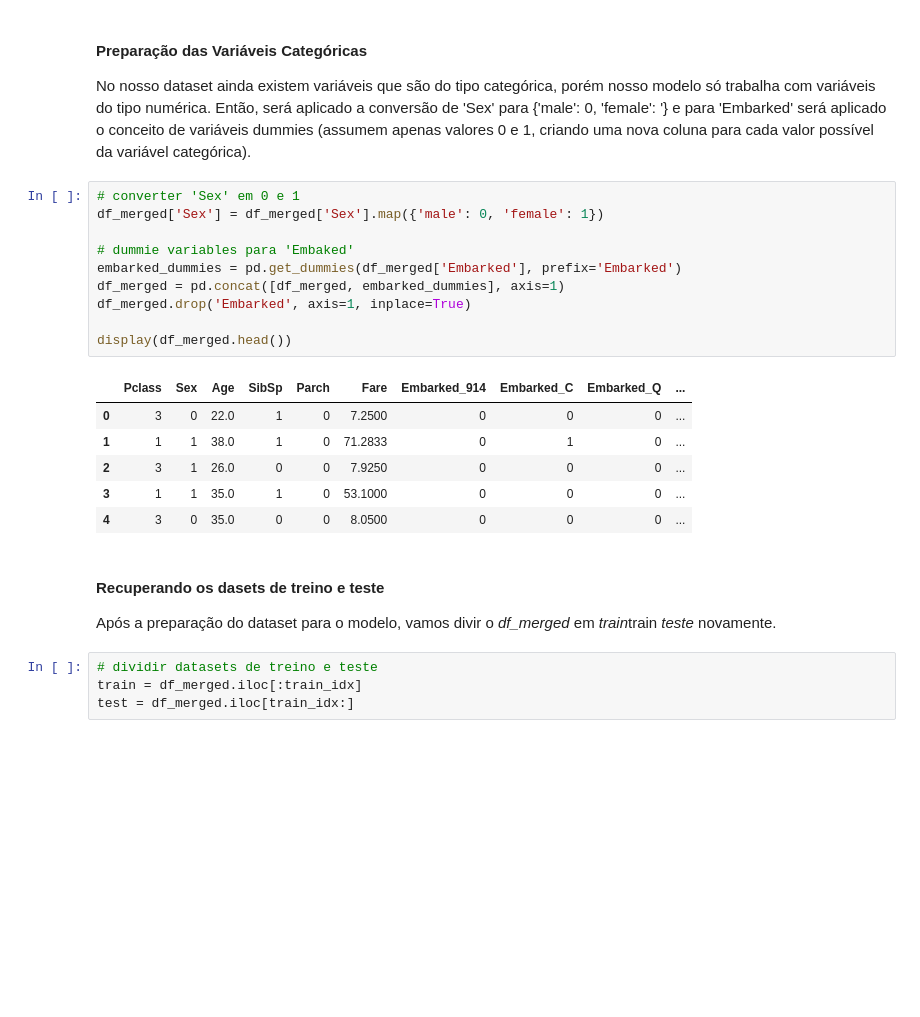
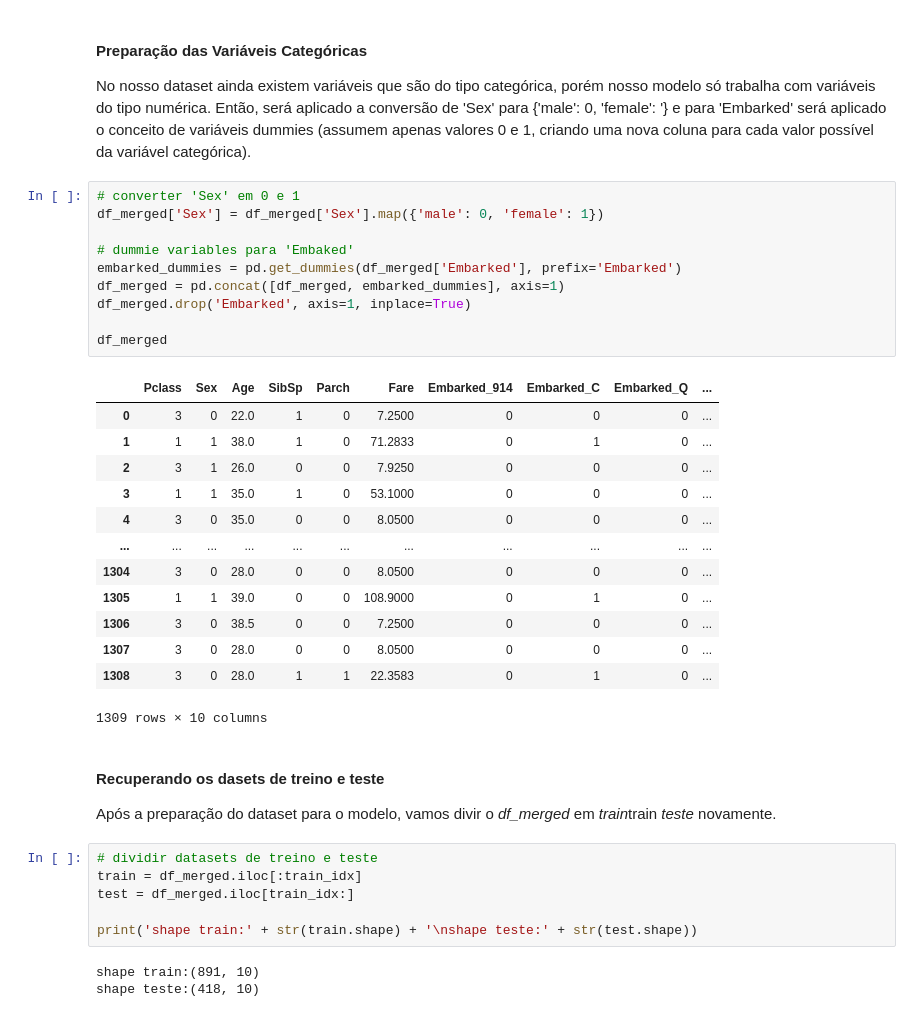
Before and after one commit to byronkamal/data_science, a Jupyter notebook: Titanic/titanic.ipynb, the cells around one changed output. Drawn from its saved outputs; the diff is of its cells as text; blank space fills up the shorter version.

```diff
--- a/Titanic/titanic.ipynb
+++ b/Titanic/titanic.ipynb
@@ -311,20 +329,27 @@ No nosso dataset ainda existem variáveis que são do tipo categórica, porém n
 # %%
 # converter 'Sex' em 0 e 1
 df_merged['Sex'] = df_merged['Sex'].map({'male': 0, 'female': 1})
 
 # dummie variables para 'Embaked'
 embarked_dummies = pd.get_dummies(df_merged['Embarked'], prefix='Embarked')
 df_merged = pd.concat([df_merged, embarked_dummies], axis=1)
 df_merged.drop('Embarked', axis=1, inplace=True)
 
-display(df_merged.head())
+df_merged
 # %% [output]
 |  | Pclass | Sex | Age | SibSp | Parch | Fare | Embarked_914 | Embarked_C | Embarked_Q | ... |
 | 0 | 3 | 0 | 22.0 | 1 | 0 | 7.2500 | 0 | 0 | 0 | ... |
 | 1 | 1 | 1 | 38.0 | 1 | 0 | 71.2833 | 0 | 1 | 0 | ... |
 | 2 | 3 | 1 | 26.0 | 0 | 0 | 7.9250 | 0 | 0 | 0 | ... |
 | 3 | 1 | 1 | 35.0 | 1 | 0 | 53.1000 | 0 | 0 | 0 | ... |
 | 4 | 3 | 0 | 35.0 | 0 | 0 | 8.0500 | 0 | 0 | 0 | ... |
+| ... | ... | ... | ... | ... | ... | ... | ... | ... | ... | ... |
+| 1304 | 3 | 0 | 28.0 | 0 | 0 | 8.0500 | 0 | 0 | 0 | ... |
+| 1305 | 1 | 1 | 39.0 | 0 | 0 | 108.9000 | 0 | 1 | 0 | ... |
+| 1306 | 3 | 0 | 38.5 | 0 | 0 | 7.2500 | 0 | 0 | 0 | ... |
+| 1307 | 3 | 0 | 28.0 | 0 | 0 | 8.0500 | 0 | 0 | 0 | ... |
+| 1308 | 3 | 0 | 28.0 | 1 | 1 | 22.3583 | 0 | 1 | 0 | ... |
+1309 rows × 10 columns
 # %% [markdown]
 <br />
 
@@ -335,3 +360,8 @@ Após a preparação do dataset para o modelo, vamos divir o <i>df_merged</i> em
 # dividir datasets de treino e teste
 train = df_merged.iloc[:train_idx]
 test = df_merged.iloc[train_idx:]
+
+print('shape train:' + str(train.shape) + '\nshape teste:' + str(test.shape))
+# %% [output]
+shape train:(891, 10)
+shape teste:(418, 10)
```
Also changed, not shown: parts of 15 cells of this notebook.
